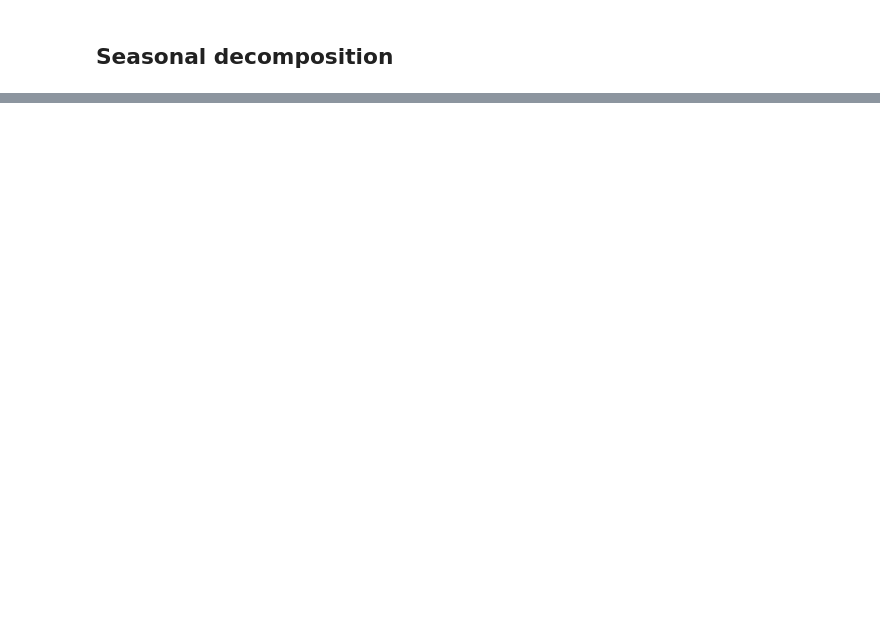
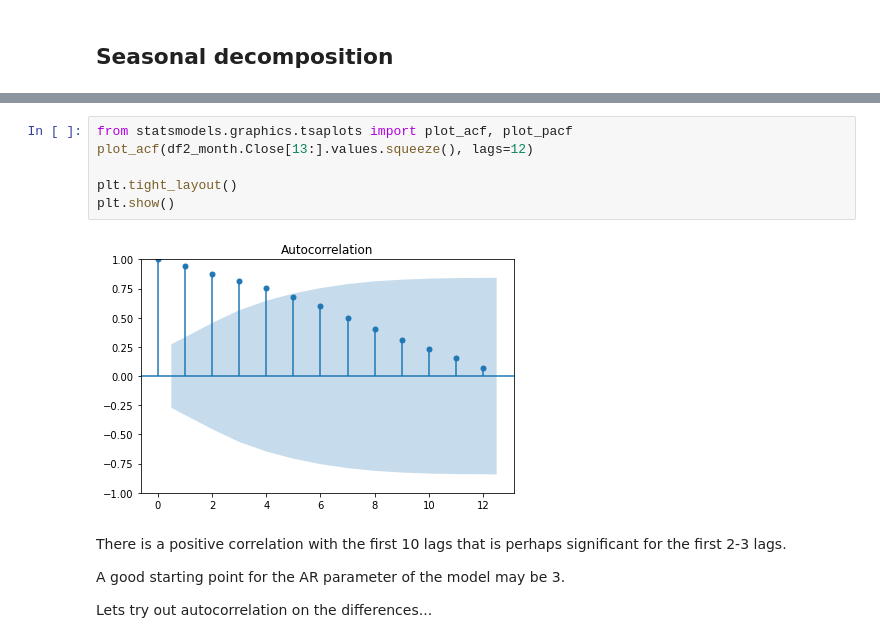
Before and after one commit to tago893/capstone, a Jupyter notebook: EdaOnTsd.ipynb, the cells around one changed output, grey strips where cells are left out. Cells and saved outputs as stored; diff of their text form; blank space fills up the shorter version.

```diff
--- a/EdaOnTsd.ipynb
+++ b/EdaOnTsd.ipynb
@@ -214,0 +289,14 @@ adf_test(df2['Close'])
+# %%
+from statsmodels.graphics.tsaplots import plot_acf, plot_pacf
+plot_acf(df2_month.Close[13:].values.squeeze(), lags=12)
+
+plt.tight_layout()
+plt.show()
+# %% [output]
+[figure, added]
+# %% [markdown]
+There is a positive correlation with the first 10 lags that is perhaps significant for the first 2-3 lags.
+
+A good starting point for the AR parameter of the model may be 3.
+
+Lets try out autocorrelation on the differences...
```
Also changed, not shown: parts of 47 cells of this notebook.
